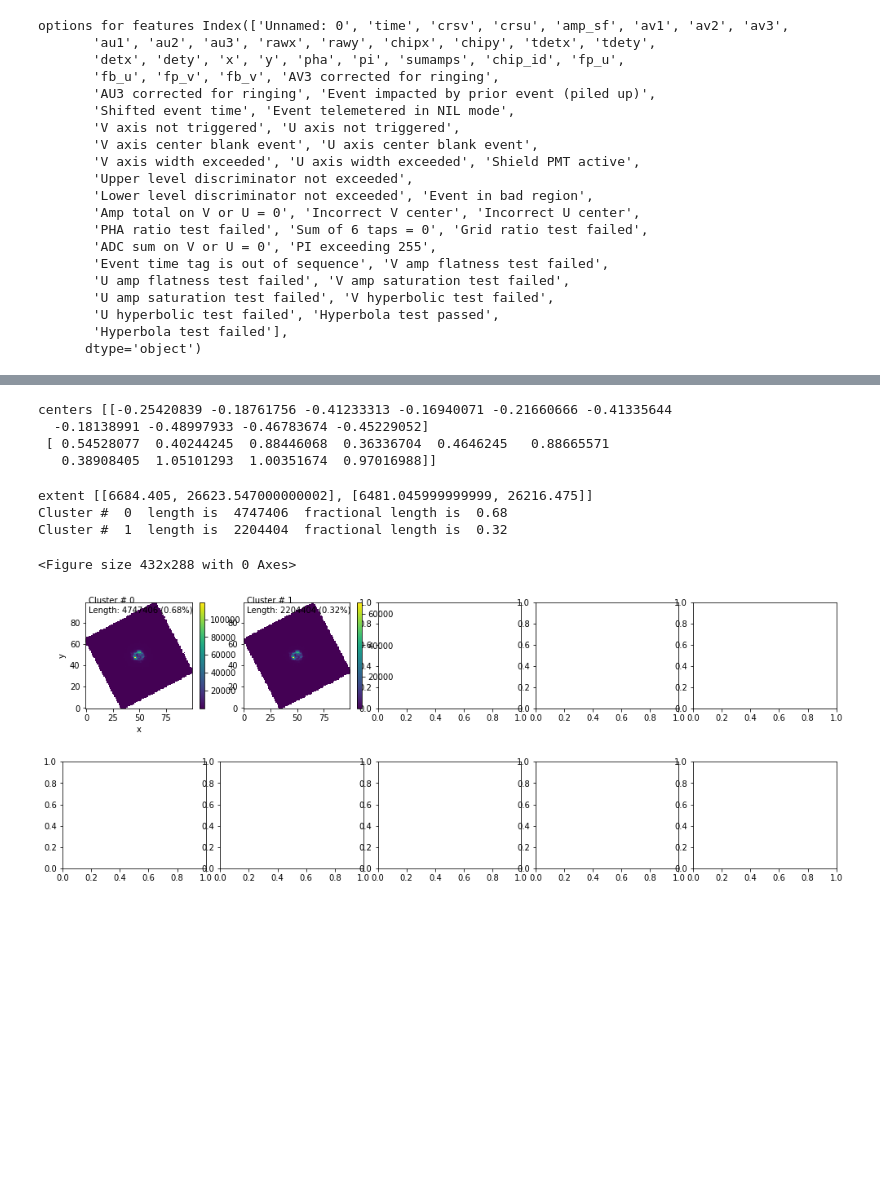
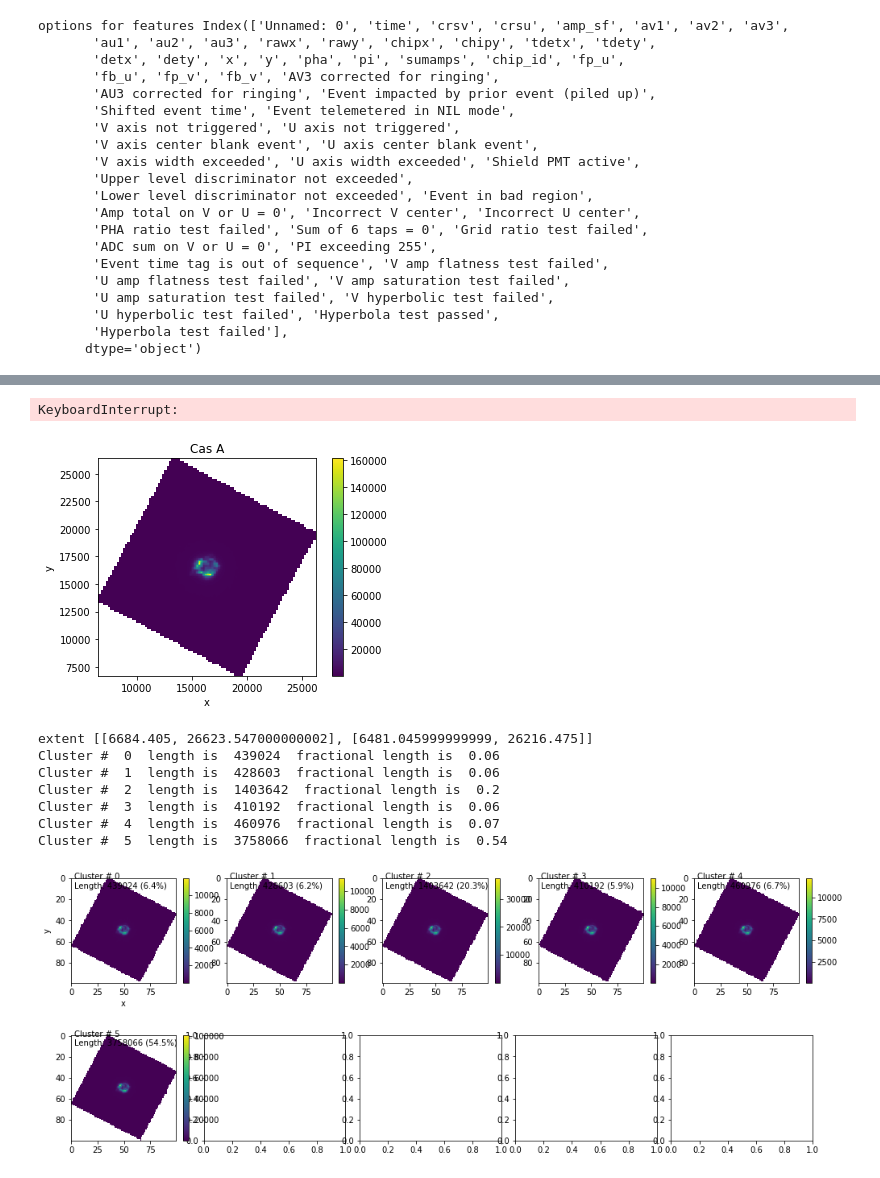
Before and after one commit to beckynevin/EVE, a Jupyter notebook: notebooks/Unsupervised_RF_kmeans.ipynb, the cells around one changed output, grey strips where cells are left out. Cells and saved outputs as stored; diff of their text form; code cells hidden in the pictures; blank space fills up the shorter version.

```diff
--- a/notebooks/Unsupervised_RF_kmeans.ipynb
+++ b/notebooks/Unsupervised_RF_kmeans.ipynb
@@ -15,6 +15,7 @@ import matplotlib.pyplot as plt
 import matplotlib
 import numpy as np
 import numpy.ma as ma
+
 
 def plot_from_df(df, name, var1, var2):
     df = df.dropna()
@@ -43,15 +44,24 @@ def plot_from_df(df, name, var1, var2):
         plt.title(name)
         plt.show()
     except:
-        plt.clf()
-        plt.imshow(ma.masked_where(img_data==0, img_data),
-                        rasterized=True, cmap='viridis', origin='data', extent=extent)
-        plt.xlabel(var1)
-        plt.ylabel(var2)
-        plt.colorbar()
-        plt.title(name)
-        plt.show()
-
+        try:
+            plt.clf()
+            plt.imshow(ma.masked_where(img_data==0, img_data),
+                            rasterized=True, cmap='viridis', origin='data', extent=extent)
+            plt.xlabel(var1)
+            plt.ylabel(var2)
+            plt.colorbar()
+            plt.title(name)
+            plt.show()
+        except:
+            plt.clf()
+            plt.imshow(ma.masked_where(img_data==0, img_data),
+                            rasterized=True, cmap='viridis',  extent=extent)
+            plt.xlabel(var1)
+            plt.ylabel(var2)
+            plt.colorbar()
+            plt.title(name)
+            plt.show()
 
     '''plt.clf()
     plt.scatter(x, y, c = df['pha'], cmap='viridis')
@@ -162,8 +171,8 @@ feature_list = ['time', 'crsv', 'crsu', 'amp_sf', 'av1', 'av2', 'av3',
        'detx', 'dety', 'x', 'y', 'pha', 'pi', 'sumamps', 'chip_id', 'fp_u',
        'fb_u', 'fp_v', 'fb_v']
 
-feature_list = [ 'amp_sf', 'av1', 'av2', 'av3',
-       'au1', 'au2', 'au3', 'pha', 'pi', 'sumamps']
+#feature_list = [ 'amp_sf', 'av1', 'av2', 'av3',
+#       'au1', 'au2', 'au3', 'pha', 'pi', 'sumamps']
 
 
 data_select = data[feature_list]
@@ -217,7 +226,7 @@ print(np.shape(standardized_data))
 # %%
 ### Okay, why not run q quick clustering ?
 
-nclusters=2
+nclusters=6
 kmeans = KMeans(n_clusters=nclusters, random_state=0)
 clusters = kmeans.fit_predict(standardized_data)
 centers = kmeans.cluster_centers_#.reshape(nclusters, resampling_shape, resampling_shape)
@@ -226,10 +235,7 @@ print('centers', centers)
 #bad_galaxies = np.zeros(np.shape(MB_matrix_rescaled))
 #bad_galaxies_ifus = []
 # %% [output]
-centers [[-0.25420839 -0.18761756 -0.41233313 -0.16940071 -0.21660666 -0.41335644
-  -0.18138991 -0.48997933 -0.46783674 -0.45229052]
- [ 0.54528077  0.40244245  0.88446068  0.36336704  0.4646245   0.88665571
-   0.38908405  1.05101293  1.00351674  0.97016988]]
+KeyboardInterrupt:
 # %%
 # Plot where the centers fall:
 plt.clf()
@@ -287,40 +293,44 @@ for n in range(nclusters):
 
     print('Cluster # ', n, ' length is ', len(cluster[n]),
           ' fractional length is ', round(len(cluster[n])/np.shape(standardized_data)[0],2))
     nbins=100#int(len(x)/10)
 
     cluster_stack = np.vstack(cluster[n])
 
     xs = cluster_stack[:,index_x]
     ys = cluster_stack[:,index_y]
 
     img_data, yedges, xedges = np.histogram2d(ys, xs, nbins, range=extent)
             #xedges[0], xedges[-1], yedges[0], yedges[-1]]
 
     #print('# Real events: ', len(input_data.loc[good_hyperbola]), '# All events: ',len(input_data))
     #print('# bg events: ', len(input_data)-len(input_data.loc[good_hyperbola]))
     #try:
 
 
-    axs[n].annotate('Cluster # '+str(n)+'\nLength: '+str(len(cluster[n]))+' ('+str(round(len(cluster[n])/np.shape(standardized_data)[0],2))+'%)',
+    axs[n].annotate('Cluster # '+str(n)+'\nLength: '+str(len(cluster[n]))+' ('+str(round(100*len(cluster[n])/np.shape(standardized_data)[0],1))+'%)',
                    xy = (0.03, 0.9), xycoords='axes fraction')
 
     im = axs[n].imshow(ma.masked_where(img_data==0, img_data),
-                    rasterized=True, cmap='viridis', origin='data')#,
+                    rasterized=True, cmap='viridis')#,
                   # norm=matplotlib.colors.LogNorm())#, extent=extent
     if n==0:
         axs[n].set_xlabel(plot_x)
         axs[n].set_ylabel(plot_y)
 
     plt.colorbar(im, ax = axs[n], fraction=0.046)
 
 plt.show()
 # %% [output]
+[figure, new version]
 extent [[6684.405, 26623.547000000002], [6481.045999999999, 26216.475]]
-Cluster #  0  length is  4747406  fractional length is  0.68
-Cluster #  1  length is  2204404  fractional length is  0.32
+Cluster #  0  length is  439024  fractional length is  0.06
+Cluster #  1  length is  428603  fractional length is  0.06
+Cluster #  2  length is  1403642  fractional length is  0.2
+Cluster #  3  length is  410192  fractional length is  0.06
+Cluster #  4  length is  460976  fractional length is  0.07
+Cluster #  5  length is  3758066  fractional length is  0.54
-<Figure size 432x288 with 0 Axes>
-[figure, old version]
+[figure, added]
 # %%
 # Do the same thing with fp_u and fb_u
 plt.clf()
```
Also changed, not shown: parts of 10 cells of this notebook.
